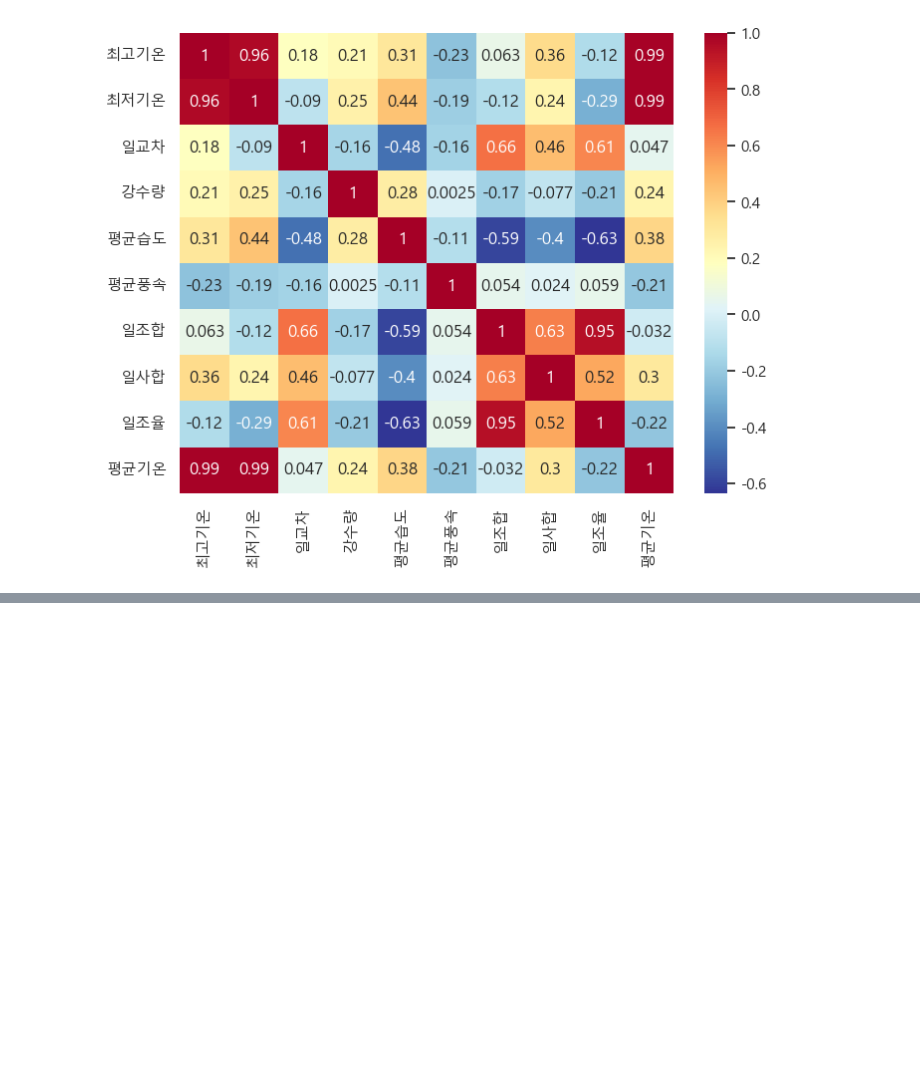
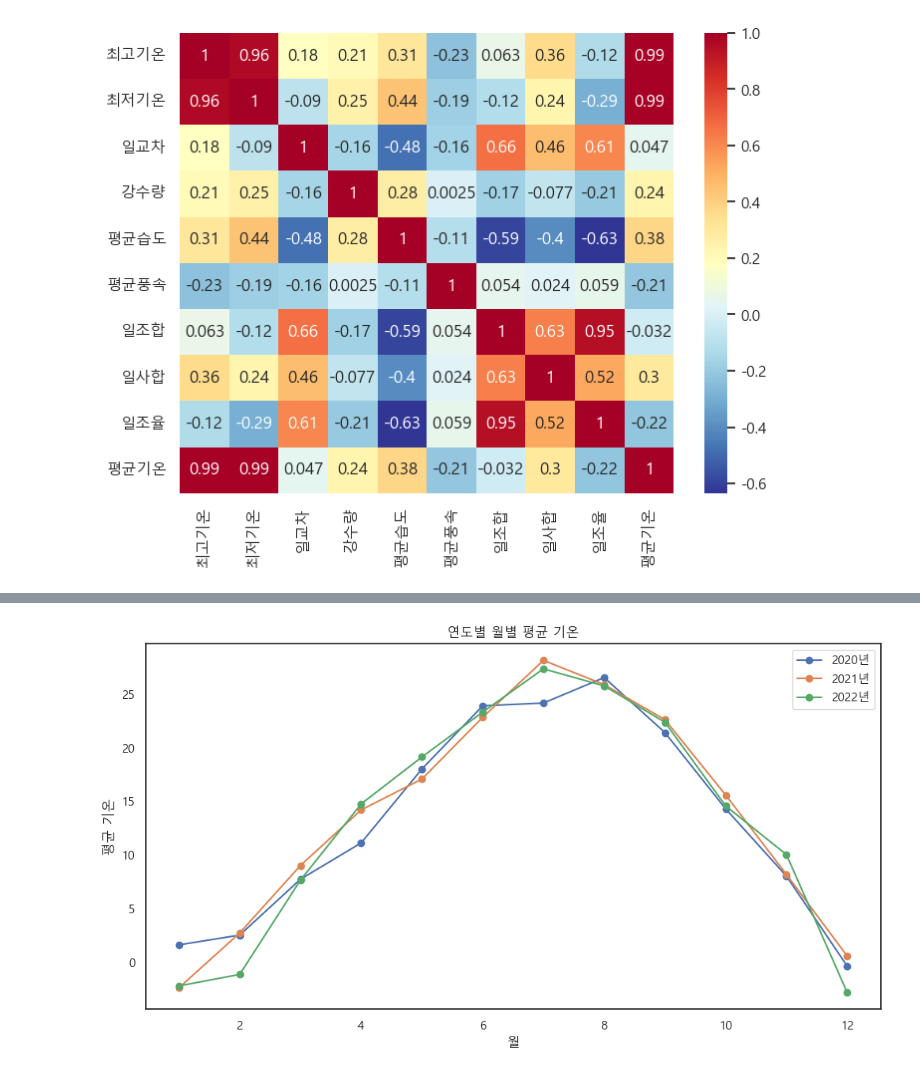
Before and after one commit to HuiseongK/Seoul_temperature_predict, a Jupyter notebook: EDA.ipynb, the cells around one changed output, grey strips where cells are left out. Cells and saved outputs as stored; diff of their text form; code cells hidden in the pictures; blank space fills up the shorter version.

```diff
--- a/EDA.ipynb
+++ b/EDA.ipynb
@@ -182,0 +188,3 @@ sns.heatmap(train_heatmap.corr(), annot=True, cmap = 'RdYlBu_r')
+# %%
+# object 형태의 일시 컬럼을 날짜 형태로 변환
+train_copy["일시"] = pd.to_datetime(train_copy["일시"])
@@ -182,0 +206,5 @@ sns.heatmap(train_heatmap.corr(), annot=True, cmap = 'RdYlBu_r')
+# %%
+# 일자별 평균 기온을 보기 위해 연, 월, 일 컬럼 추가
+train_copy['연'] = train_copy['일시'].dt.year
+train_copy['월'] = train_copy['일시'].dt.month
+train_copy['일'] = train_copy['일시'].dt.day
@@ -182,0 +233,21 @@ sns.heatmap(train_heatmap.corr(), annot=True, cmap = 'RdYlBu_r')
+# %%
+# 2020~2022년 까지의 온도 변화 확인
+train_summary = train_copy[train_copy['일시'].dt.year > 2019] # 2019년 이후의 데이터만 추출
+train_summary
+summary_groupby = train_summary.groupby(['연','월'])['평균기온'].mean().reset_index()
+
+plt.figure(figsize=(12, 6))
+for year in summary_groupby['연'].unique():
+    df_year = summary_groupby[summary_groupby['연'] == year]
+    plt.plot(df_year['월'], df_year['평균기온'], marker='o', label=f'{year}년')
+
+# 그래프에 타이틀과 레이블 추가
+plt.title('연도별 월별 평균 기온')
+plt.xlabel('월')
+plt.ylabel('평균 기온')
+plt.legend()  # 범례 표시
+
+# 그래프 표시
+plt.show()
+# %% [output]
+[figure, added]
```
Also changed, not shown: parts of 7 cells of this notebook.
